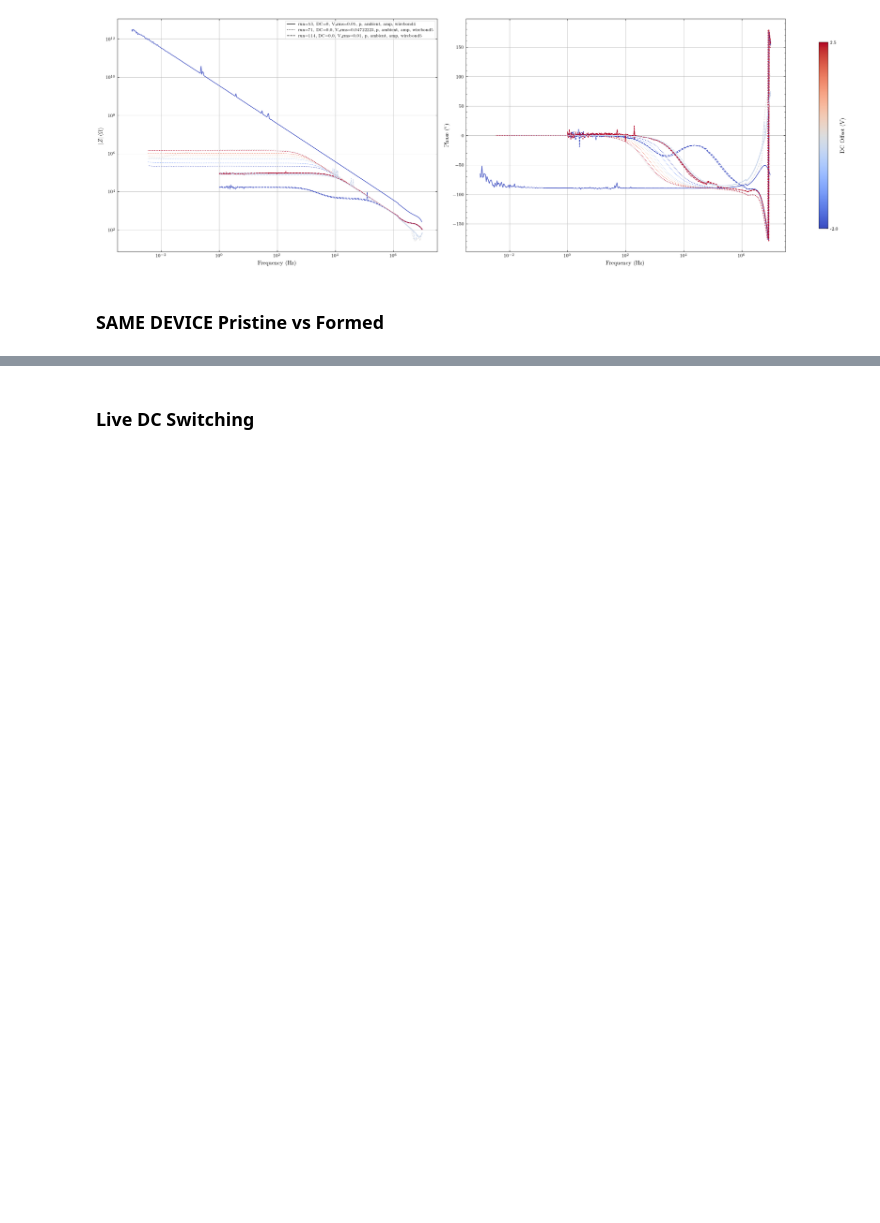
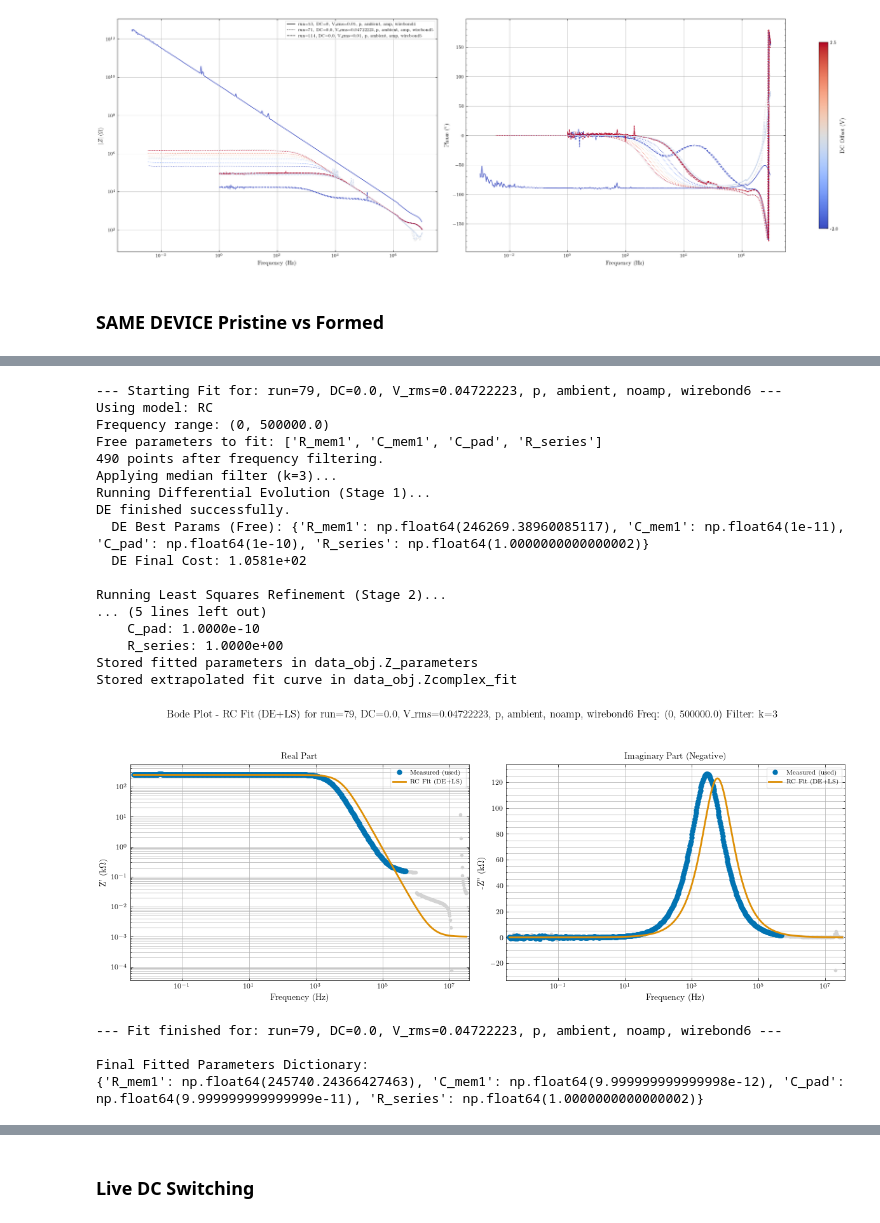
Before and after one commit to hc3413/IS_Analysis, a Jupyter notebook: IS_Analysis_solatron.ipynb, the cells around one changed output, grey strips where cells are left out. Saved outputs shown, nothing was run; the diff lists cells and outputs as text; code cells hidden in the pictures; blank space fills up the shorter version.

```diff
--- a/IS_Analysis_solatron.ipynb
+++ b/IS_Analysis_solatron.ipynb
@@ -263,0 +203,71 @@ Final Fitted Parameters Dictionary:
+# %%
+# --- Settings ---
+fit_settings = {
+    'model_type': 'RC', # String: 'RC', 'CPE', 'RC2', or 'CPE2'
+    'freq_bounds': (0, 5e5), # Tuple (min_freq, max_freq) for fitting range. None means no limit.
+    'med_filt': 3, # Median filter kernel (or 0/None to skip)
+    'fixed_params': None, # Dictionary mapping parameter names (str) to fixed values.
+                            # {'C_pad': 1.5e-11}, # Fix C_pad (or None to fit all)
+                            #  {'C_pad': 1.2e-11, 'R_mem': 1e8} # Fix two parameters (for RC model)
+
+    'use_de': True,  # If True, perform Differential Evolution before Least Squares IF False to use only Least Squares (requires good initial guess).
+    'plot_fit': True, # If True, display the Bode plot of the fit after completion.
+    # Optional: Provide specific bounds/guesses if needed - set to None to use defaults.
+    'de_bounds_dict' :{'R_mem1': (1e1, 1e14), 'C_mem1': (1e-13, 1e-11),'R_mem2': (1e1, 1e14), 'C_mem2': (1e-13, 1e-11),
+                     'C_pad': (1e-12, 1e-10), 'R_series': (1, 1e4), 'Q1': (1e-12, 1e-7), 'alpha1': (0.6, 1.0),
+                      'Q2': (1e-13, 1e-8), 'alpha2': (0.5, 1.0)},
+    #'ls_bounds_dict': {'R_mem1': (1e-3, np.inf), 'C_mem1': (0, np.inf), 'R_mem2': (1e-3, np.inf),
+                        # 'C_mem2': (0, np.inf), 'C_pad': (0, np.inf), 'R_series': (0, np.inf), 'Q1': (1e-15, np.inf),
+                        # 'alpha1': (1e-3, 1.0), 'Q2': (1e-15, np.inf), 'alpha2': (1e-3, 1.0)}
+
+    # 'initial_guess_dict': {'R_mem1': 5e7, 'C_mem1': 5e-11, 'R_mem2': 1e5, 'C_mem2': 1e-9, 'C_pad': 2e-11, 'R_series': 70.0,
+                             # 'Q1': 4e-11, 'alpha1': 0.92, 'Q2': 5e-10, 'alpha2': 0.85}
+    'de_maxiter': 60000, # Max generations (iterations) for Differential Evolution. Increase for complex problems.
+    'ls_max_nfev': 3000 # Max function evaluations for Least Squares. Increase if refinement terminates early.
+}
+
+# Set the bounds for the Least Squares fit to be the same as the Differential Evolution bounds
+fit_settings['ls_bounds_dict'] = fit_settings['de_bounds_dict']
+
+# --- Select Data ---
+# Select data
+d5 = [solatron[5]]
+# extract a single DC level from the data
+d5 = extract_single_dc(d5, DC_val=-0.8)
+
+data_to_fit = solatron[79][0] # Get the ISdata object
+
+
+# --- Run Fit ---
+final_params, success_status = fit_impedance_data(data_to_fit, **fit_settings)
+
+# --- Use Results ---
+if success_status:
+    print("\nFinal Fitted Parameters Dictionary:")
+    print(final_params)
+
+else:
+    print("\nFitting process did not complete successfully.")
+# %% [output]
+--- Starting Fit for: run=79, DC=0.0, V_rms=0.04722223, p, ambient, noamp, wirebond6 ---
+Using model: RC
+Frequency range: (0, 500000.0)
+Free parameters to fit: ['R_mem1', 'C_mem1', 'C_pad', 'R_series']
+490 points after frequency filtering.
+Applying median filter (k=3)...
+Running Differential Evolution (Stage 1)...
+DE finished successfully.
+  DE Best Params (Free): {'R_mem1': np.float64(246269.38960085117), 'C_mem1': np.float64(1e-11), 'C_pad': np.float64(1e-10), 'R_series': np.float64(1.0000000000000002)}
+  DE Final Cost: 1.0581e+02
+
+Running Least Squares Refinement (Stage 2)...
+... (5 lines left out)
+    C_pad: 1.0000e-10
+    R_series: 1.0000e+00
+Stored fitted parameters in data_obj.Z_parameters
+Stored extrapolated fit curve in data_obj.Zcomplex_fit
+[figure, added]
+--- Fit finished for: run=79, DC=0.0, V_rms=0.04722223, p, ambient, noamp, wirebond6 ---
+
+Final Fitted Parameters Dictionary:
+{'R_mem1': np.float64(245740.24366427463), 'C_mem1': np.float64(9.999999999999998e-12), 'C_pad': np.float64(9.999999999999999e-11), 'R_series': np.float64(1.0000000000000002)}
```
Also changed, not shown: parts of 5 cells of this notebook, 3 other files.
